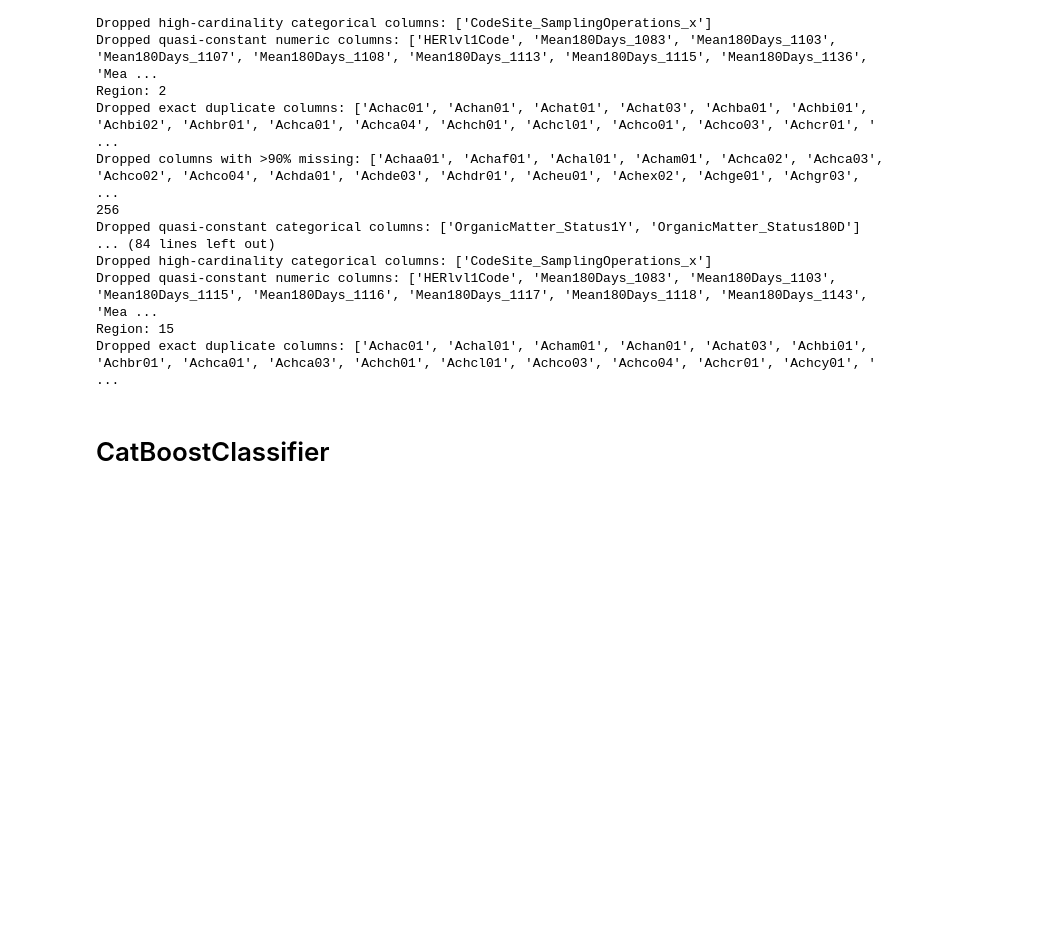
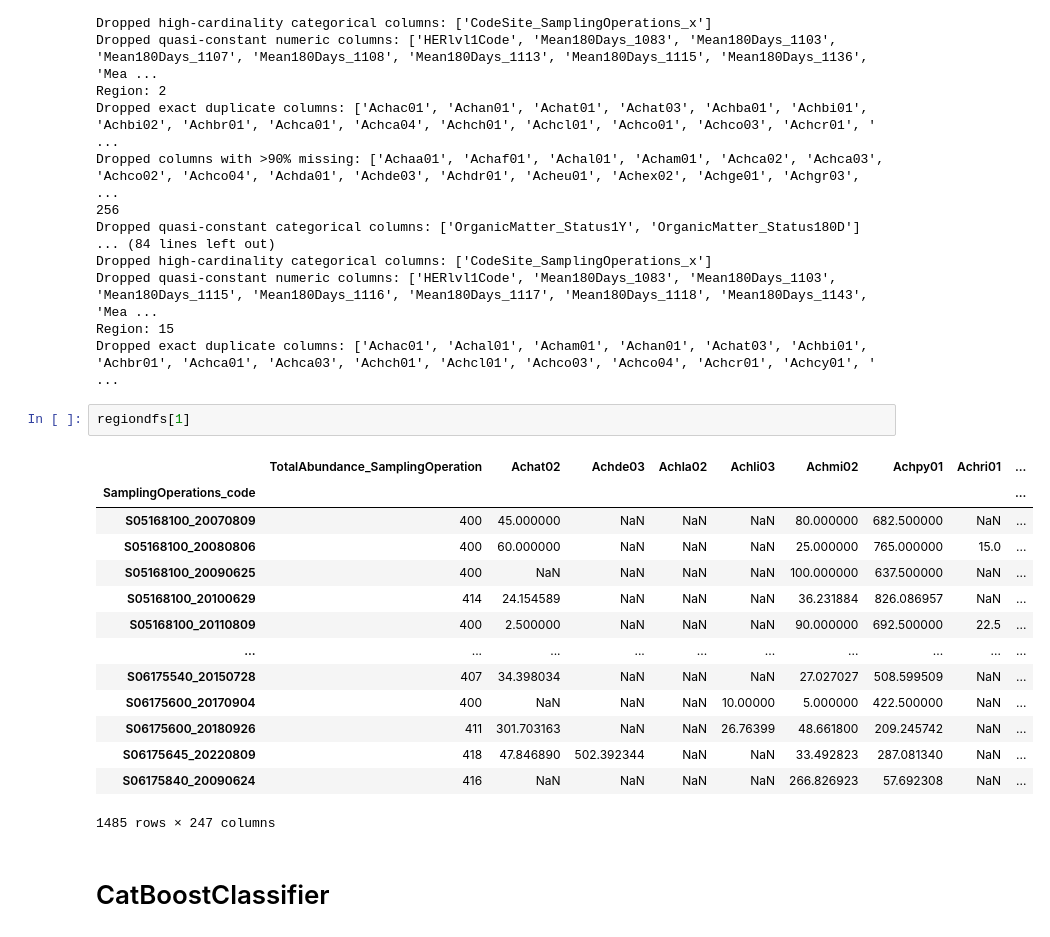
Before and after one commit to heritaco/Empilement-Tobit-CatBoost-et-interpolation-laplacienne-spatio-temporelle-pour-l-IBD-EQR, a Jupyter notebook: notebooks/11 MultiRegionBoostedClassifier/Catboost.ipynb, the cells around one changed output. Saved outputs shown, nothing was run; the diff lists cells and outputs as text; blank space fills up the shorter version.

```diff
--- a/notebooks/11 MultiRegionBoostedClassifier/Catboost.ipynb
+++ b/notebooks/11 MultiRegionBoostedClassifier/Catboost.ipynb
@@ -70,6 +70,23 @@ Dropped high-cardinality categorical columns: ['CodeSite_SamplingOperations_x']
 Dropped quasi-constant numeric columns: ['HERlvl1Code', 'Mean180Days_1083', 'Mean180Days_1103', 'Mean180Days_1115', 'Mean180Days_1116', 'Mean180Days_1117', 'Mean180Days_1118', 'Mean180Days_1143', 'Mea ...
 Region: 15
 Dropped exact duplicate columns: ['Achac01', 'Achal01', 'Acham01', 'Achan01', 'Achat03', 'Achbi01', 'Achbr01', 'Achca01', 'Achca03', 'Achch01', 'Achcl01', 'Achco03', 'Achco04', 'Achcr01', 'Achcy01', ' ...
+# %%
+regiondfs[1]
+# %% [output]
+|  | TotalAbundance_SamplingOperation | Achat02 | Achde03 | Achla02 | Achli03 | Achmi02 | Achpy01 | Achri01 | ... |
+| SamplingOperations_code |  |  |  |  |  |  |  |  | ... |
+| S05168100_20070809 | 400 | 45.000000 | NaN | NaN | NaN | 80.000000 | 682.500000 | NaN | ... |
+| S05168100_20080806 | 400 | 60.000000 | NaN | NaN | NaN | 25.000000 | 765.000000 | 15.0 | ... |
+| S05168100_20090625 | 400 | NaN | NaN | NaN | NaN | 100.000000 | 637.500000 | NaN | ... |
+| S05168100_20100629 | 414 | 24.154589 | NaN | NaN | NaN | 36.231884 | 826.086957 | NaN | ... |
+| S05168100_20110809 | 400 | 2.500000 | NaN | NaN | NaN | 90.000000 | 692.500000 | 22.5 | ... |
+| ... | ... | ... | ... | ... | ... | ... | ... | ... | ... |
+| S06175540_20150728 | 407 | 34.398034 | NaN | NaN | NaN | 27.027027 | 508.599509 | NaN | ... |
+| S06175600_20170904 | 400 | NaN | NaN | NaN | 10.00000 | 5.000000 | 422.500000 | NaN | ... |
+| S06175600_20180926 | 411 | 301.703163 | NaN | NaN | 26.76399 | 48.661800 | 209.245742 | NaN | ... |
+| S06175645_20220809 | 418 | 47.846890 | 502.392344 | NaN | NaN | 33.492823 | 287.081340 | NaN | ... |
+| S06175840_20090624 | 416 | NaN | NaN | NaN | NaN | 266.826923 | 57.692308 | NaN | ... |
+1485 rows × 247 columns
 # %% [markdown]
 # CatBoostClassifier
 # %%
```
Also changed, not shown: 15 other files.
